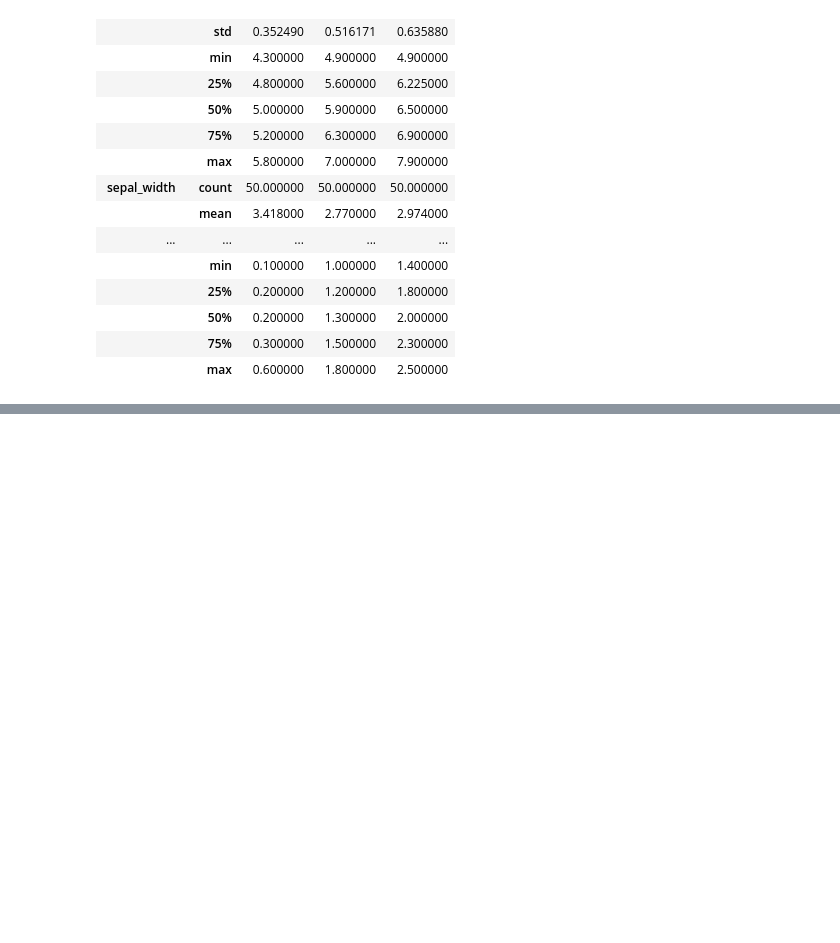
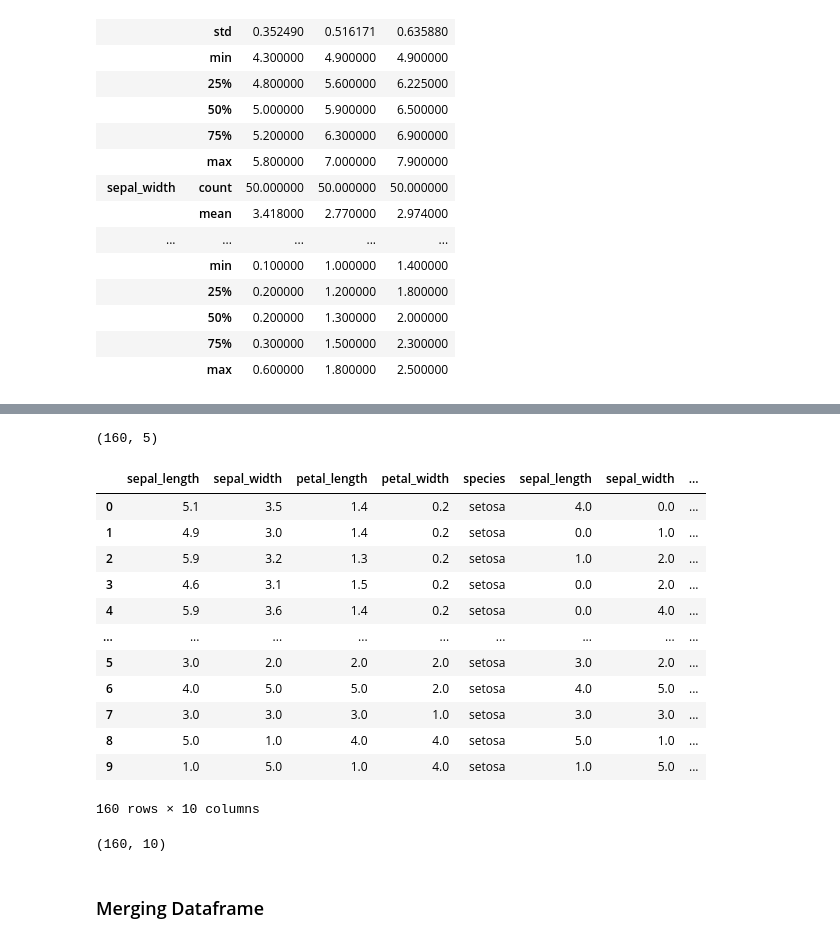
Before and after one commit to Abisheklimbu/Python_Data_Science, a Jupyter notebook: Pandas/Pandas.ipynb, the cells around one changed output, grey strips where cells are left out. Saved outputs shown, nothing was run; the diff lists cells and outputs as text; code cells hidden in the pictures; blank space fills up the shorter version.

```diff
--- a/Pandas/Pandas.ipynb
+++ b/Pandas/Pandas.ipynb
@@ -797,0 +884,2 @@ grouped.describe().T
+# %%
+new_df = pd.DataFrame( np.random.randint(0,6, size=(10,4)))
@@ -797,0 +904,2 @@ grouped.describe().T
+# %%
+new_df['species'] = 'setosa'
@@ -797,0 +920,4 @@ grouped.describe().T
+# %%
+# Now giving new_df columns a name of iris
+new_df.columns = iris.columns
+new_df
@@ -797,0 +936,5 @@ grouped.describe().T
+# %%
+# Now concatinating iris and new_df
+# axis = 0 means rows wise and 1 means column wise
+iris = pd.concat((iris,new_df), axis=0)
+iris
@@ -797,0 +955,30 @@ grouped.describe().T
+# %%
+# Now there are 160 rows and 5 column
+iris.shape
+# %% [output]
+(160, 5)
+# %%
+# Now concatinating iris and new_df
+# axis = 0 means rows wise and 1 means column wise
+iris = pd.concat((iris,new_df), axis=1)
+iris
+# %% [output]
+|  | sepal_length | sepal_width | petal_length | petal_width | species | sepal_length | sepal_width | ... |
+| 0 | 5.1 | 3.5 | 1.4 | 0.2 | setosa | 4.0 | 0.0 | ... |
+| 1 | 4.9 | 3.0 | 1.4 | 0.2 | setosa | 0.0 | 1.0 | ... |
+| 2 | 5.9 | 3.2 | 1.3 | 0.2 | setosa | 1.0 | 2.0 | ... |
+| 3 | 4.6 | 3.1 | 1.5 | 0.2 | setosa | 0.0 | 2.0 | ... |
+| 4 | 5.9 | 3.6 | 1.4 | 0.2 | setosa | 0.0 | 4.0 | ... |
+| ... | ... | ... | ... | ... | ... | ... | ... | ... |
+| 5 | 3.0 | 2.0 | 2.0 | 2.0 | setosa | 3.0 | 2.0 | ... |
+| 6 | 4.0 | 5.0 | 5.0 | 2.0 | setosa | 4.0 | 5.0 | ... |
+| 7 | 3.0 | 3.0 | 3.0 | 1.0 | setosa | 3.0 | 3.0 | ... |
+| 8 | 5.0 | 1.0 | 4.0 | 4.0 | setosa | 5.0 | 1.0 | ... |
+| 9 | 1.0 | 5.0 | 1.0 | 4.0 | setosa | 1.0 | 5.0 | ... |
+160 rows × 10 columns
+# %%
+iris.shape
+# %% [output]
+(160, 10)
+# %% [markdown]
+### Merging Dataframe
```
Also changed, not shown: parts of 57 cells of this notebook.
